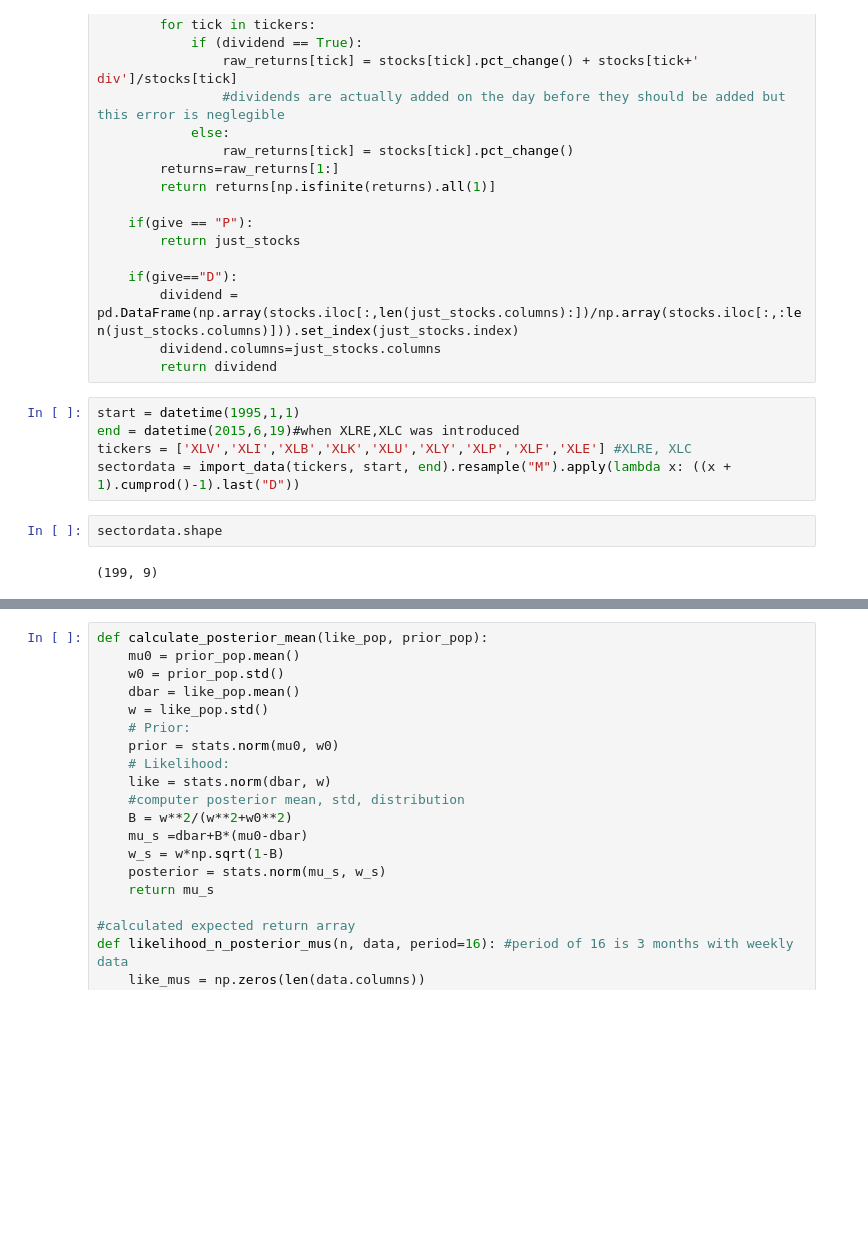
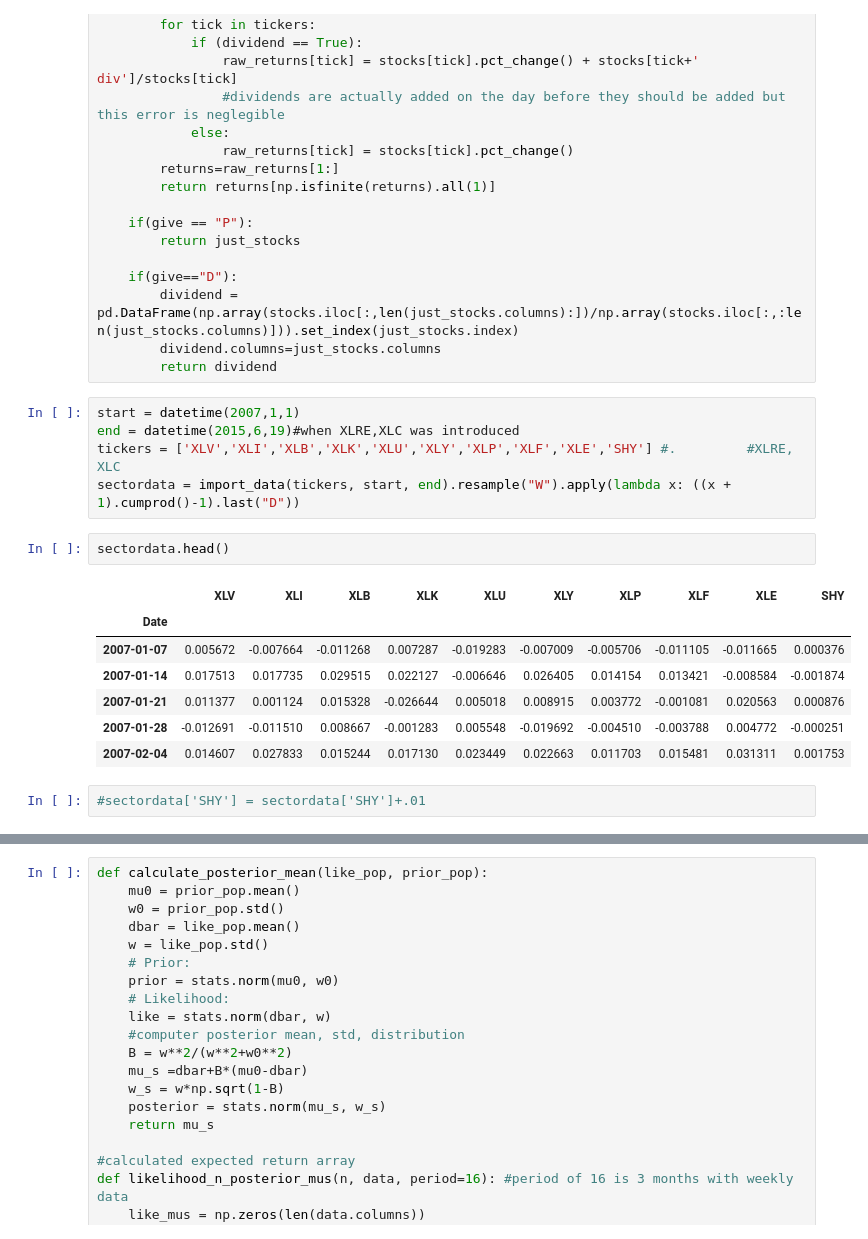
Before and after one commit to Davidfdaf/Optimization-modeling-course, a Jupyter notebook: to share.ipynb, the cells around one changed output, grey strips where cells are left out. Drawn from its saved outputs; the diff is of its cells as text; blank space fills up the shorter version.

```diff
--- a/to share.ipynb
+++ b/to share.ipynb
@@ -58,14 +70,22 @@ def import_data(tickers, start, end, give = "R", adj_close = True, dividend = Tr
         dividend.columns=just_stocks.columns
         return dividend
 # %%
-start = datetime(1995,1,1)
+start = datetime(2007,1,1)
 end = datetime(2015,6,19)#when XLRE,XLC was introduced
-tickers = ['XLV','XLI','XLB','XLK','XLU','XLY','XLP','XLF','XLE'] #XLRE, XLC
-sectordata = import_data(tickers, start, end).resample("M").apply(lambda x: ((x + 1).cumprod()-1).last("D"))
+tickers = ['XLV','XLI','XLB','XLK','XLU','XLY','XLP','XLF','XLE','SHY'] #.         #XLRE, XLC
+sectordata = import_data(tickers, start, end).resample("W").apply(lambda x: ((x + 1).cumprod()-1).last("D"))
 # %%
-sectordata.shape
+sectordata.head()
 # %% [output]
-(199, 9)
+|  | XLV | XLI | XLB | XLK | XLU | XLY | XLP | XLF | XLE | SHY |
+| Date |  |  |  |  |  |  |  |  |  |  |
+| 2007-01-07 | 0.005672 | -0.007664 | -0.011268 | 0.007287 | -0.019283 | -0.007009 | -0.005706 | -0.011105 | -0.011665 | 0.000376 |
+| 2007-01-14 | 0.017513 | 0.017735 | 0.029515 | 0.022127 | -0.006646 | 0.026405 | 0.014154 | 0.013421 | -0.008584 | -0.001874 |
+| 2007-01-21 | 0.011377 | 0.001124 | 0.015328 | -0.026644 | 0.005018 | 0.008915 | 0.003772 | -0.001081 | 0.020563 | 0.000876 |
+| 2007-01-28 | -0.012691 | -0.011510 | 0.008667 | -0.001283 | 0.005548 | -0.019692 | -0.004510 | -0.003788 | 0.004772 | -0.000251 |
+| 2007-02-04 | 0.014607 | 0.027833 | 0.015244 | 0.017130 | 0.023449 | 0.022663 | 0.011703 | 0.015481 | 0.031311 | 0.001753 |
+# %%
+#sectordata['SHY'] = sectordata['SHY']+.01
 # %%
 (sectordata+1).cumprod().plot()
 # %% [output]
```
Also changed, not shown: parts of 15 cells of this notebook.
